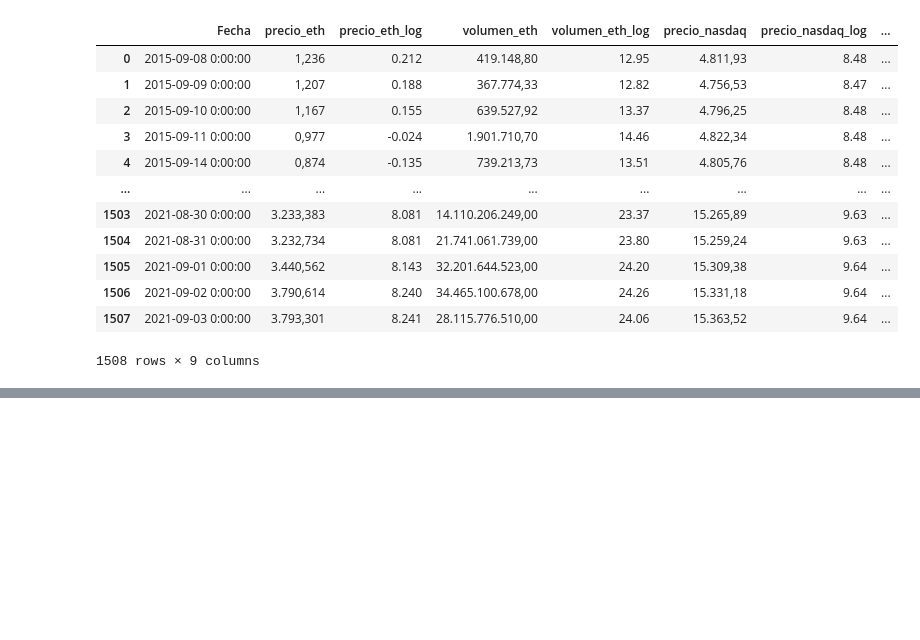
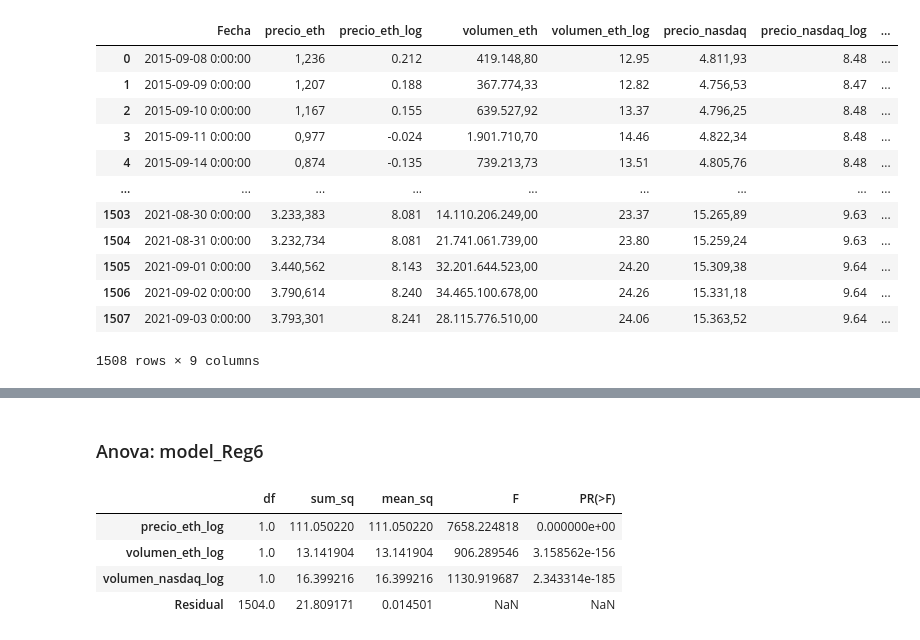
Before and after one commit to byKriz/Tesis-UCAB---Calculos, a Jupyter notebook: calculos.ipynb, the cells around one changed output, grey strips where cells are left out. Drawn from its saved outputs; the diff is of its cells as text; code cells hidden in the pictures; blank space fills up the shorter version.

```diff
--- a/calculos.ipynb
+++ b/calculos.ipynb
@@ -600,3 +619,14 @@ Notes:
 [1] Standard Errors assume that the covariance matrix of the errors is correctly specified.
 [2] The condition number is large, 1.91e+03. This might indicate that there are
 strong multicollinearity or other numerical problems.
+# %% [markdown]
+### Anova: model_Reg6
+# %%
+anova_results_Reg6 = anova_lm(result_Reg6_log)
+anova_results_Reg6
+# %% [output]
+|  | df | sum_sq | mean_sq | F | PR(>F) |
+| precio_eth_log | 1.0 | 111.050220 | 111.050220 | 7658.224818 | 0.000000e+00 |
+| volumen_eth_log | 1.0 | 13.141904 | 13.141904 | 906.289546 | 3.158562e-156 |
+| volumen_nasdaq_log | 1.0 | 16.399216 | 16.399216 | 1130.919687 | 2.343314e-185 |
+| Residual | 1504.0 | 21.809171 | 0.014501 | NaN | NaN |
```
Also changed, not shown: parts of 23 cells of this notebook.
